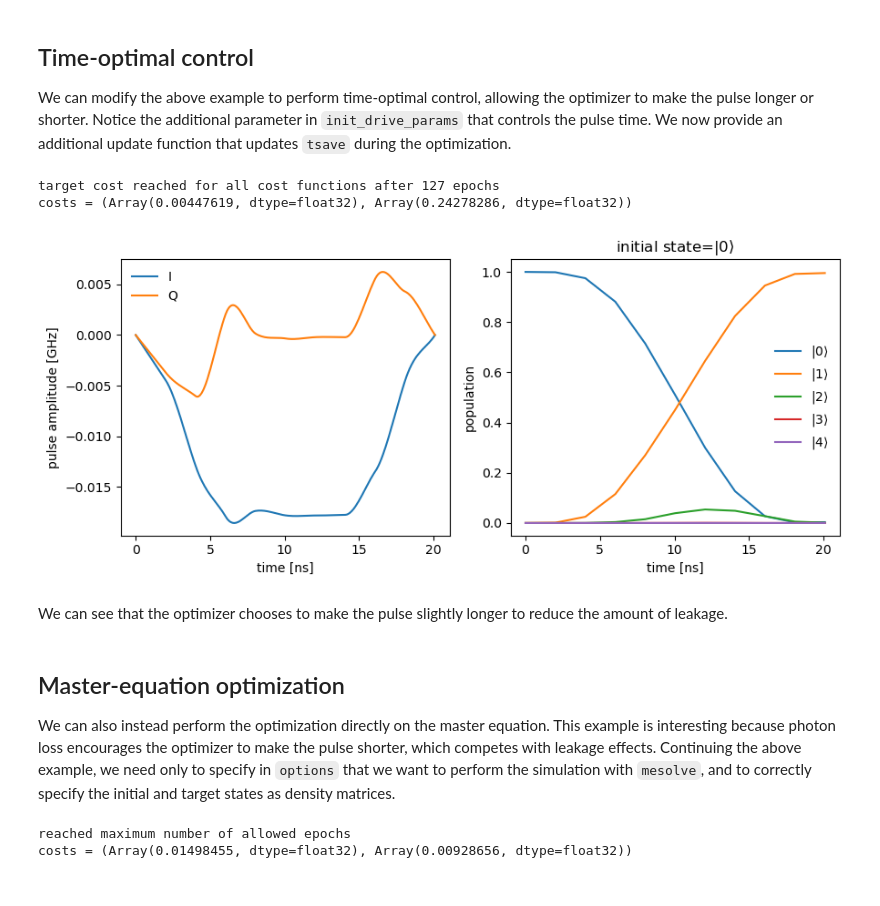
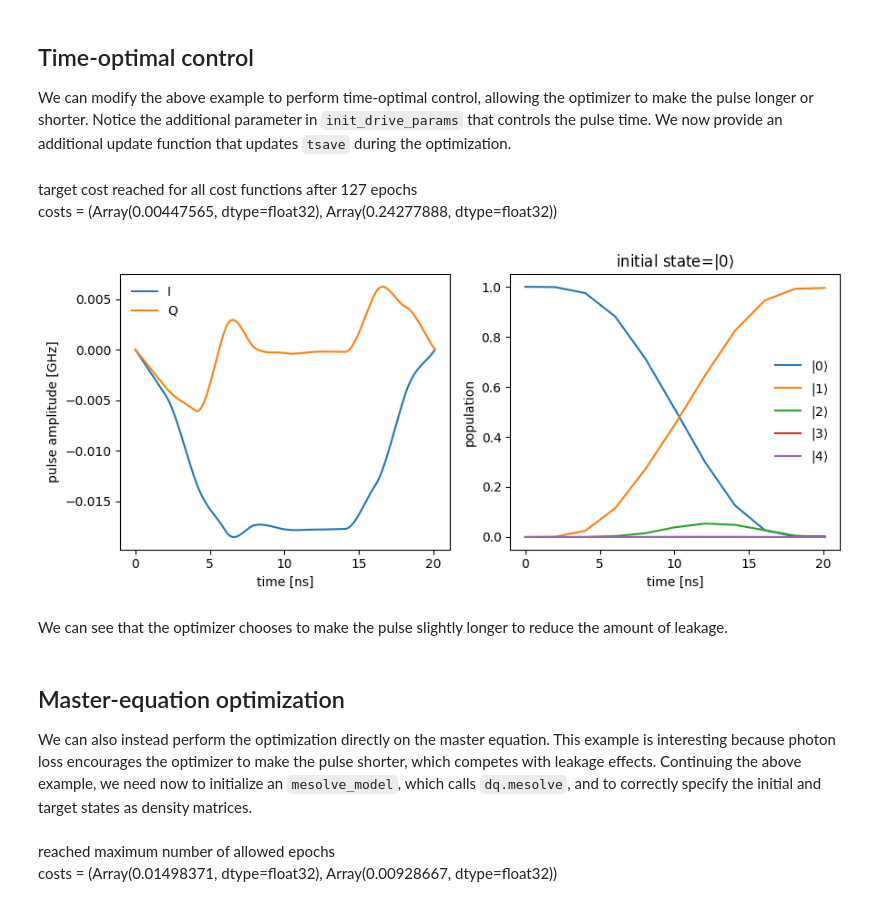
Before and after one commit to dkweiss31/qontrol, a Jupyter notebook: docs/examples/Kerr_oscillator.ipynb, the cells around one changed output. Cells and saved outputs as stored; diff of their text form; code cells hidden in the pictures.

```diff
--- a/docs/examples/Kerr_oscillator.ipynb
+++ b/docs/examples/Kerr_oscillator.ipynb
@@ -77,6 +77,6 @@ se_Kerr_model = qtrl.sesolve_model(H_func, initial_states, tsave, exp_ops=exp_op
 # %%
-costs = qtrl.coherent_infidelity(target_states=final_states, target_cost=0.005)
-costs += 40.0 * qtrl.forbidden_states(
+costs = ql.coherent_infidelity(target_states=final_states, target_cost=0.005)
+costs += 40.0 * ql.forbidden_states(
     forbidden_states_list=forbidden_states_list, target_cost=0.5
 )
 # %%
@@ -90,9 +90,7 @@ costs = (Array(0.00496024, dtype=float32), Array(0.24327484, dtype=float32))
 Let's plot the optimized controls as well as the populations when beginning in $|0\rangle$
 # %%
 # helper plotting function for the multiple variations
-def plot_pulse_and_pops(
-    _opt_params: dict, _model: qtrl.Model, _options: qtrl.OptimizerOptions
-) -> None:
+def plot_pulse_and_pops(_opt_params: dict, _model: ql.Model) -> None:
     result, _H = _model(_opt_params)
     _tsave = _model.tsave_function(_opt_params)
 
@@ -161,28 +159,29 @@ def update_tsave_topt(drive_params_dict: dict) -> Array:
     return jnp.linspace(0.0, drive_params_dict['t'], len(tsave))
 
 
-se_t_opt_Kerr_model = qtrl.sesolve_model(
+se_t_opt_Kerr_model = ql.sesolve_model(
     update_H_topt, initial_states, update_tsave_topt, exp_ops=exp_ops
 )
 # %%
-opt_params_topt = qtrl.optimize(
+opt_params_topt = ql.optimize(
     init_drive_params_topt,
     costs,
     se_t_opt_Kerr_model,
     optimizer=optimizer,
     options=options,
 )
-# %% [output]
-target cost reached for all cost functions after 127 epochs
-costs = (Array(0.00447619, dtype=float32), Array(0.24278286, dtype=float32))
+# %% [markdown]
+target cost reached for all cost functions after 127 epochs
+<br>
+costs = (Array(0.00447565, dtype=float32), Array(0.24277888, dtype=float32))
 # %%
-plot_pulse_and_pops(opt_params_topt, se_t_opt_Kerr_model, options)
+plot_pulse_and_pops(opt_params_topt, se_t_opt_Kerr_model)
 # %% [output]
-[figure, old version]
+[figure, new version]
 # %% [markdown]
 We can see that the optimizer chooses to make the pulse slightly longer to reduce the amount of leakage.
 # %% [markdown]
 ## Master-equation optimization
 
-We can also instead perform the optimization directly on the master equation. This example is interesting because photon loss encourages the optimizer to make the pulse shorter, which competes with leakage effects. Continuing the above example, we need only to specify in `options` that we want to perform the simulation with `mesolve`, and to correctly specify the initial and target states as density matrices.
+We can also instead perform the optimization directly on the master equation. This example is interesting because photon loss encourages the optimizer to make the pulse shorter, which competes with leakage effects. Continuing the above example, we need now to initialize an `mesolve_model`, which calls `dq.mesolve`, and to correctly specify the initial and target states as density matrices.
 # %%
@@ -200,14 +196,15 @@ me_Kerr_model = qtrl.mesolve_model(
     update_H_topt, jump_ops, me_initial_states, update_tsave_topt, exp_ops=exp_ops
 )
 # %%
-opt_params_me = qtrl.optimize(
+opt_params_me = ql.optimize(
     init_drive_params_topt,
     me_costs,
     me_Kerr_model,
     optimizer=optimizer,
-    options=me_options,
+    options=options,
 )
-# %% [output]
-reached maximum number of allowed epochs
-costs = (Array(0.01498455, dtype=float32), Array(0.00928656, dtype=float32))
+# %% [markdown]
+reached maximum number of allowed epochs
+<br>
+costs = (Array(0.01498371, dtype=float32), Array(0.00928667, dtype=float32))
 # %%
```
Also changed, not shown: parts of 7 cells of this notebook, 3 other files.
